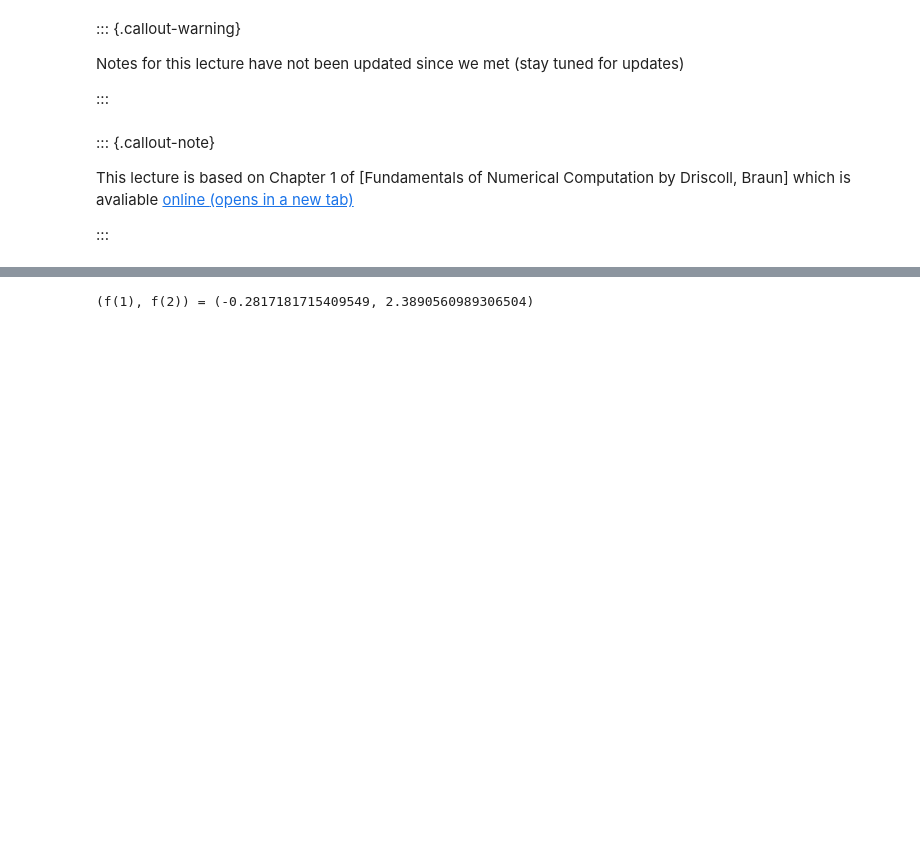
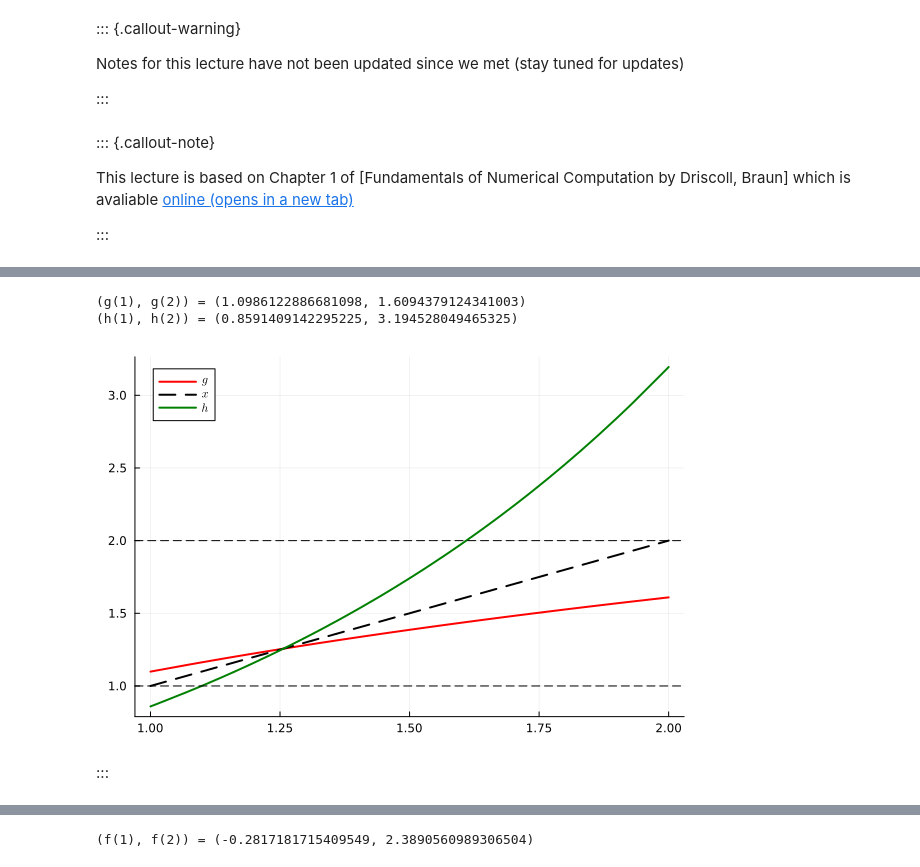
Before and after one commit to jackrthomas/Math5485, a Jupyter notebook: lectures/L04.ipynb, the cells around one changed output, grey strips where cells are left out. Saved outputs shown, nothing was run; the diff lists cells and outputs as text; code cells hidden in the pictures; blank space fills up the shorter version.

```diff
--- a/lectures/L04.ipynb
+++ b/lectures/L04.ipynb
@@ -44,0 +77,14 @@ using LaTeXStrings
+# %%
+@show (g(1), g(2));
+@show (h(1), h(2));
+
+plot( [g, id, h], 1, 2,
+    label=[L"g" L"x" L"h"], lw=2,
+    color=["red" "black" "green"], linestyle=[:solid :dash :solid] )
+hline!( [1,2], linestyle=:dash, primary=false, color="black" )
+# %% [output]
+(g(1), g(2)) = (1.0986122886681098, 1.6094379124341003)
+(h(1), h(2)) = (0.8591409142295225, 3.194528049465325)
+[figure, added]
+# %% [markdown]
+:::
```
Also changed, not shown: parts of 27 cells of this notebook, 5 other files.
